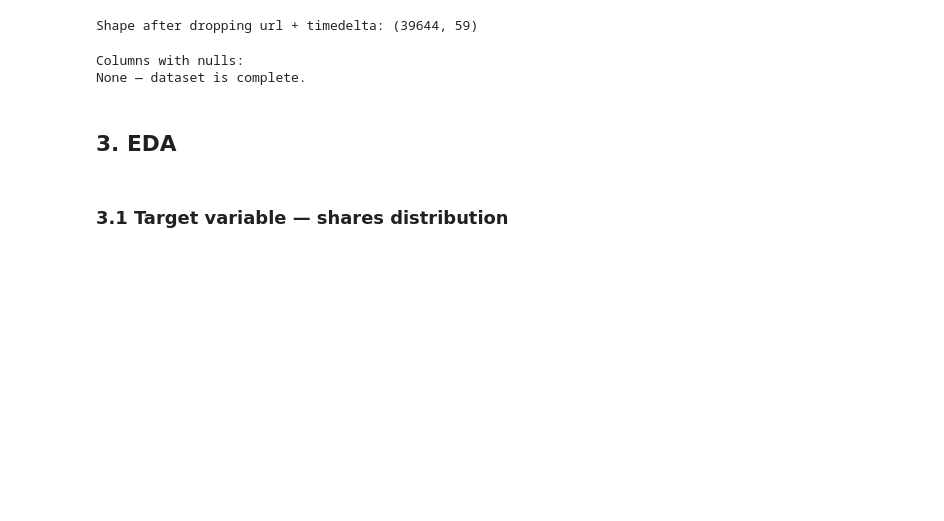
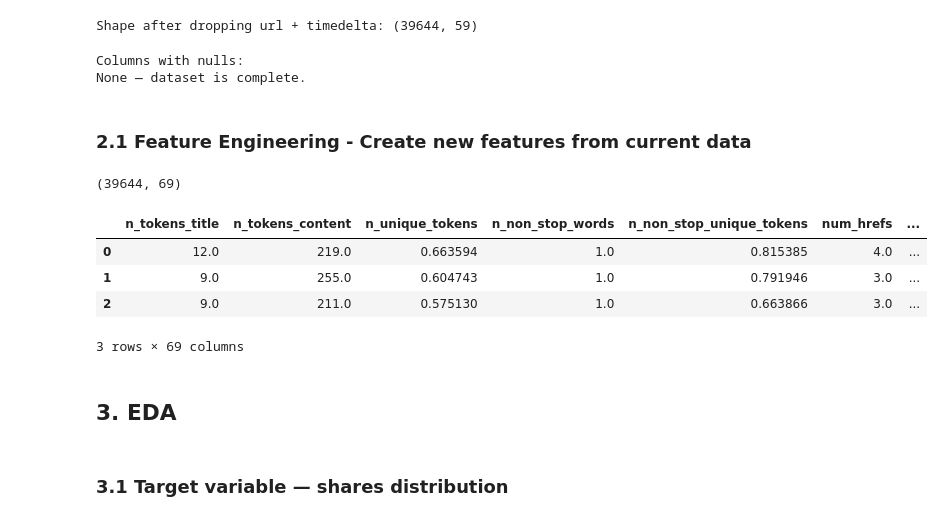
Before and after one commit to yh6384-design/ML_Online_News_Popularity, a Jupyter notebook: NB1_EDA_Preprocessing.ipynb, the cells around one changed output. Cells and saved outputs as stored; diff of their text form; code cells hidden in the pictures; blank space fills up the shorter version.

```diff
--- a/NB1_EDA_Preprocessing.ipynb
+++ b/NB1_EDA_Preprocessing.ipynb
@@ -134,3 +128,5 @@ print(null_counts[null_counts > 0] if null_counts.any() else 'None — dataset i
 # %% [output]
 Columns with nulls:
 None — dataset is complete.
+# %% [markdown]
+### 2.1 Feature Engineering - Create new features from current data
@@ -137,3 +172,15 @@ None — dataset is complete.
+# %%
+df.shape
+# %% [output]
+(39644, 69)
+# %%
+df.head(3)
+# %% [output]
+|  | n_tokens_title | n_tokens_content | n_unique_tokens | n_non_stop_words | n_non_stop_unique_tokens | num_hrefs | ... |
+| 0 | 12.0 | 219.0 | 0.663594 | 1.0 | 0.815385 | 4.0 | ... |
+| 1 | 9.0 | 255.0 | 0.604743 | 1.0 | 0.791946 | 3.0 | ... |
+| 2 | 9.0 | 211.0 | 0.575130 | 1.0 | 0.663866 | 3.0 | ... |
+3 rows × 69 columns
 # %% [markdown]
 ## 3. EDA
 # %% [markdown]
```
Also changed, not shown: parts of 13 cells of this notebook.
